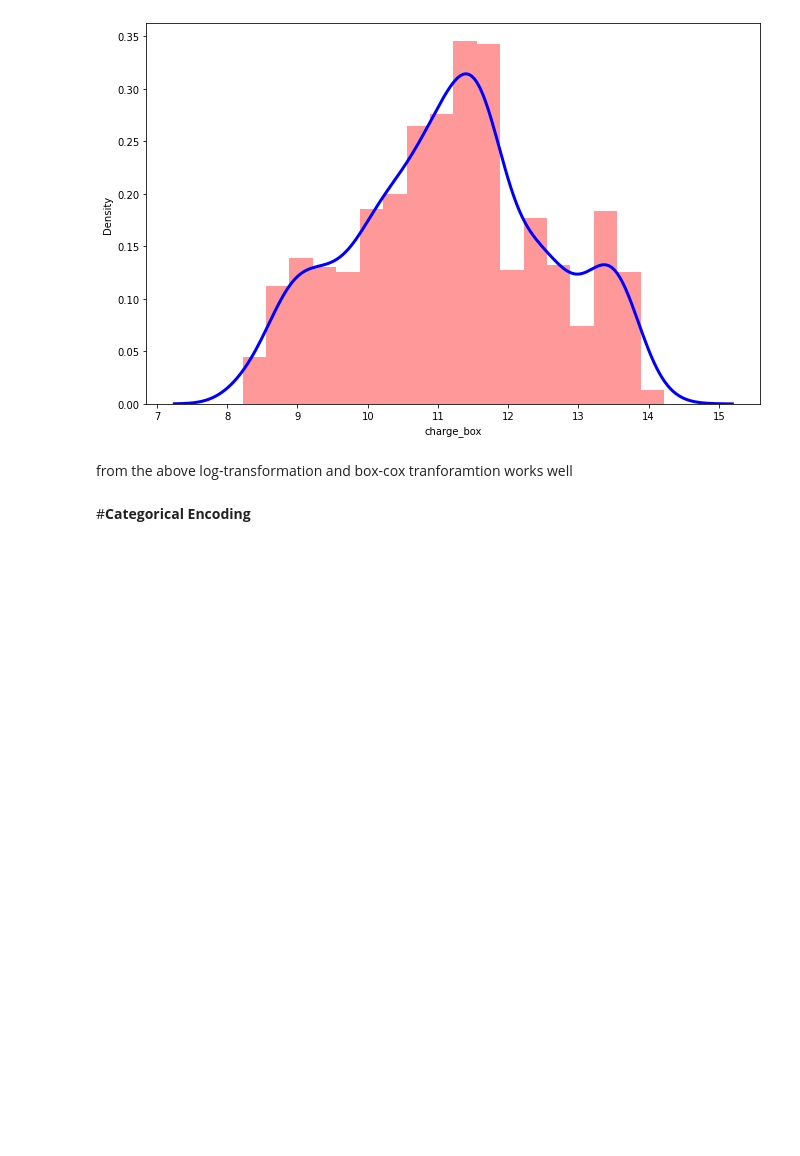
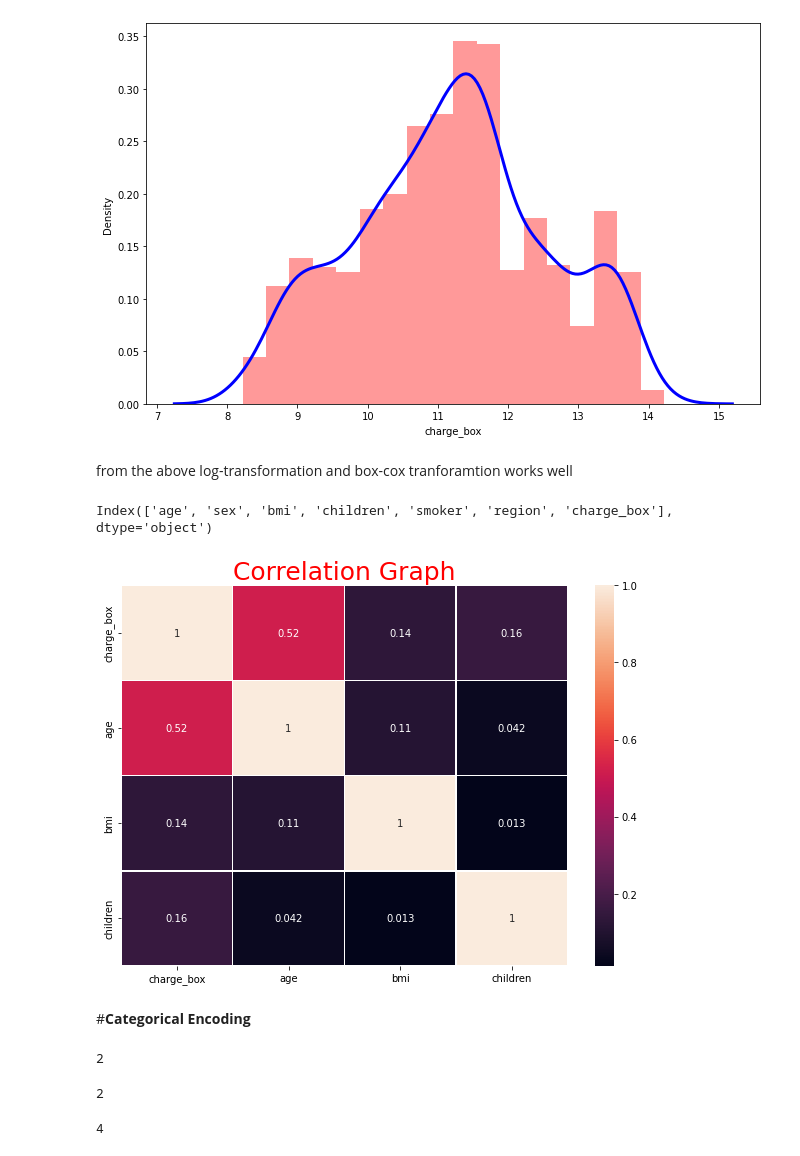
Before and after one commit to Charan-1111/Medical-Insurance, a Jupyter notebook: Medical_Insurance.ipynb, the cells around one changed output. Saved outputs shown, nothing was run; the diff lists cells and outputs as text; code cells hidden in the pictures; blank space fills up the shorter version.

```diff
--- a/Medical_Insurance.ipynb
+++ b/Medical_Insurance.ipynb
@@ -292,5 +294,20 @@ plt.show()
 from the above log-transformation and box-cox tranforamtion works well
 # %%
 df = df.drop(['charge_sq', 'charge_log'], axis=1)
+# %%
+df.drop(['charges'], axis=1, inplace=True)
+# %%
+df.columns
+# %% [output]
+Index(['age', 'sex', 'bmi', 'children', 'smoker', 'region', 'charge_box'], dtype='object')
+# %%
+# Fing Correlation Matrix
+
+plt.figure(figsize=(10,7))
+sns.heatmap(df[["charge_box","age","bmi","children"]].corr(),annot=True, linewidths=.5)
+plt.title("Correlation Graph",c="r",size=25)
+plt.show()
+# %% [output]
+[figure, added]
 # %% [markdown]
 #**Categorical Encoding**
@@ -296,0 +318,4 @@ df = df.drop(['charge_sq', 'charge_log'], axis=1)
+# %%
+df.n_sex.nunique()
+# %% [output]
+2
@@ -296,0 +325,8 @@ df = df.drop(['charge_sq', 'charge_log'], axis=1)
+# %%
+df.n_smoker.nunique()
+# %% [output]
+2
+# %%
+df.n_region.nunique()
+# %% [output]
+4
```
Also changed, not shown: parts of 36 cells of this notebook.
